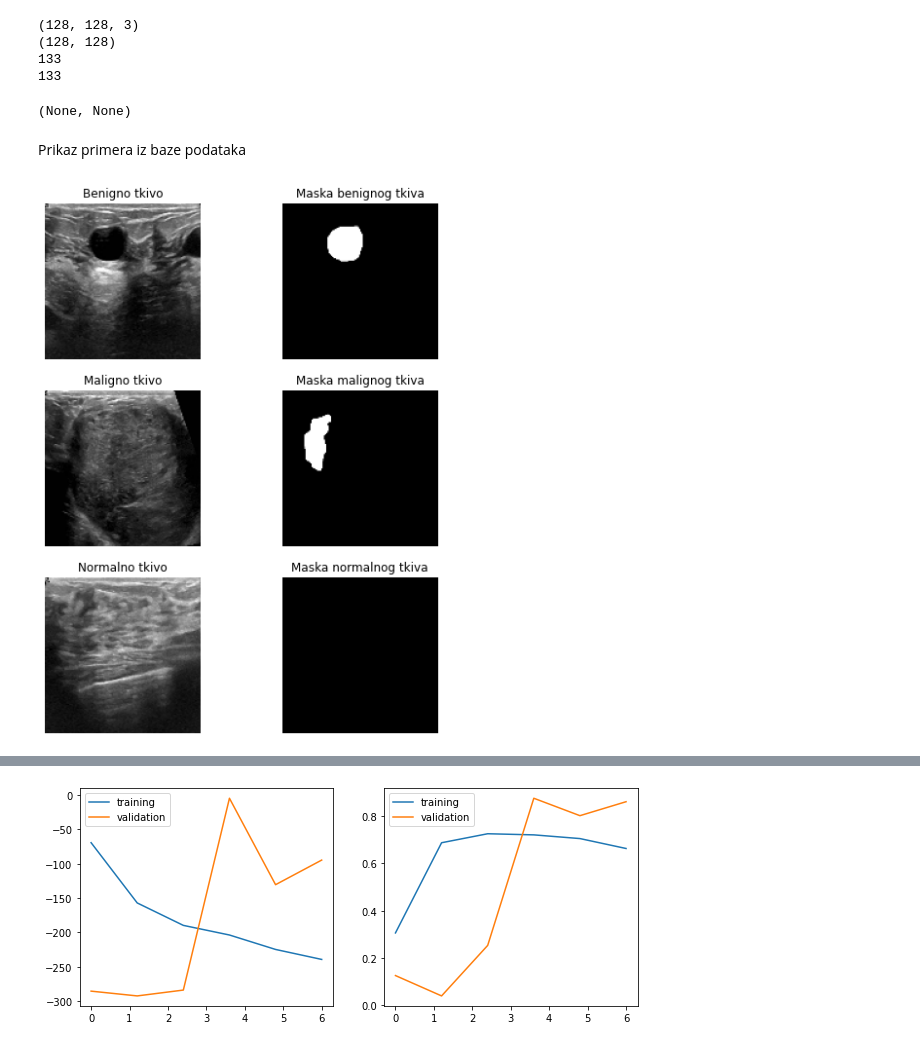
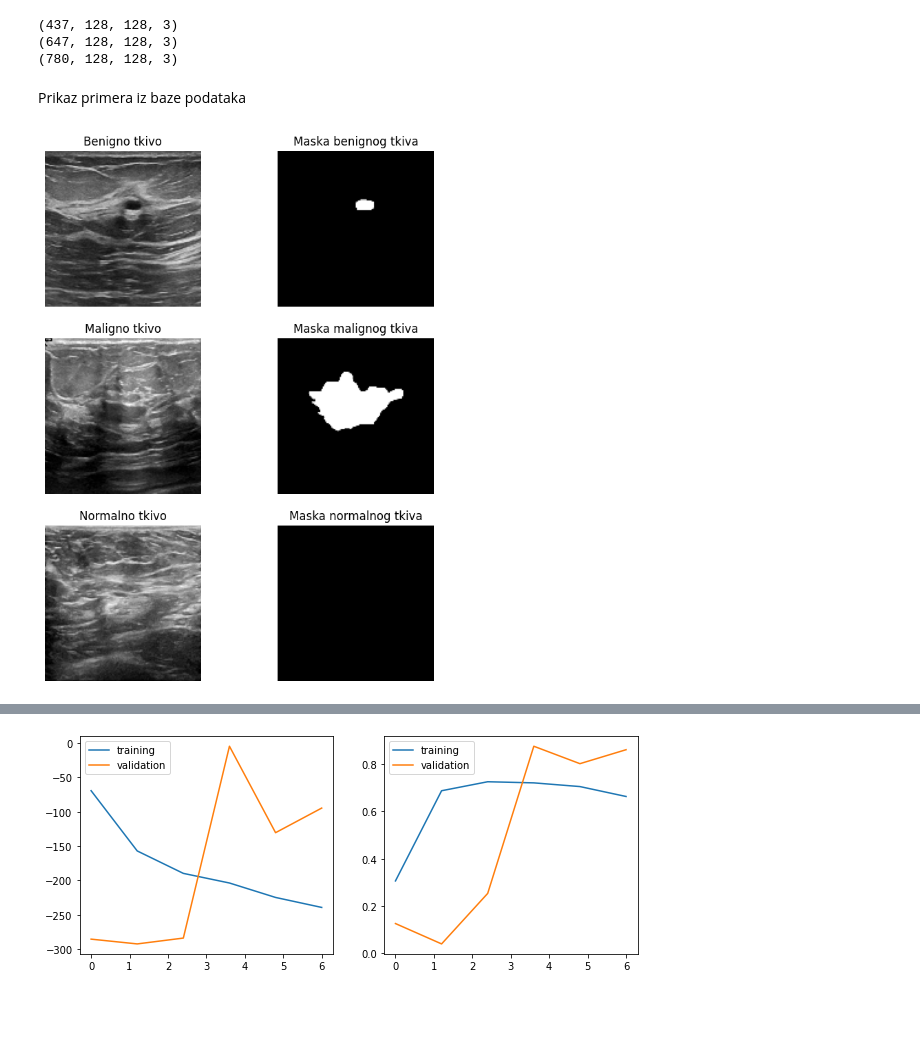
Before and after one commit to nedeljkovicmajaa/ABS-lesion-segmentation, a Jupyter notebook: main.ipynb, the cells around one changed output, grey strips where cells are left out. Cells and saved outputs as stored; diff of their text form; code cells hidden in the pictures; blank space fills up the shorter version.

```diff
--- a/main.ipynb
+++ b/main.ipynb
@@ -80,24 +23,0 @@ Učitavanje normalnih skenova
-# %%
-file_path = 'Dataset_BUSI_with_GT/normal'
-data_normal, masks_normal = [], []
-for img in tqdm(os.listdir(file_path)):
-    img_path = os.path.join(file_path, img)
-    img = cv2.imread(img_path)
-    img = cv2.resize(img, (128, 128))
-    if 'mask' in img_path:
-        img = cv2.cvtColor(img, cv2.COLOR_BGR2GRAY)
-        if img_path[-5].isdigit():
-            masks_normal[-1] = masks_normal[-1] + img
-        else:
-            masks_normal.append(img)
-    else:
-        data_normal.append(img)
-# %%
-print(data_normal[0].shape), print(masks_normal[0].shape)
-print(len(data_normal)), print(len(masks_normal))
-# %% [output]
-(128, 128, 3)
-(128, 128)
-133
-133
-(None, None)
@@ -104,13 +56,25 @@ print(len(data_normal)), print(len(masks_normal))
+# %%
+train_data = {'img' : [],
+           'mask' : []
+          }
+
+train_data = load_data(train_data, folder_path='Dataset_BUSI_with_GT/benign')
+train_data = load_data(train_data, folder_path='Dataset_BUSI_with_GT/malignant')
+train_data = load_data(train_data, folder_path='Dataset_BUSI_with_GT/normal')
+# %% [output]
+(437, 128, 128, 3)
+(647, 128, 128, 3)
+(780, 128, 128, 3)
 # %% [markdown]
 Prikaz primera iz baze podataka
 # %%
 plt.figure(figsize=(8,10))
-plt.subplot(3,2,1), plt.imshow(data_benign[54]), plt.title('Benigno tkivo'), plt.axis('off')
-plt.subplot(3,2,2), plt.imshow(masks_benign[54], 'gray'), plt.title('Maska benignog tkiva'), plt.axis('off')
-plt.subplot(3,2,3), plt.imshow(data_malignant[102]), plt.title('Maligno tkivo'), plt.axis('off')
-plt.subplot(3,2,4), plt.imshow(masks_malignant[102], 'gray'), plt.title('Maska malignog tkiva'), plt.axis('off')
-plt.subplot(3,2,5), plt.imshow(data_normal[0]), plt.title('Normalno tkivo'), plt.axis('off')
-plt.subplot(3,2,6), plt.imshow(masks_normal[0], 'gray'), plt.title('Maska normalnog tkiva'), plt.axis('off')
+plt.subplot(3,2,1), plt.imshow(train_data['img'][54]), plt.title('Benigno tkivo'), plt.axis('off')
+plt.subplot(3,2,2), plt.imshow(train_data['mask'][54], 'gray'), plt.title('Maska benignog tkiva'), plt.axis('off')
+plt.subplot(3,2,3), plt.imshow(train_data['img'][509]), plt.title('Maligno tkivo'), plt.axis('off')
+plt.subplot(3,2,4), plt.imshow(train_data['mask'][509], 'gray'), plt.title('Maska malignog tkiva'), plt.axis('off')
+plt.subplot(3,2,5), plt.imshow(train_data['img'][647]), plt.title('Normalno tkivo'), plt.axis('off')
+plt.subplot(3,2,6), plt.imshow(train_data['mask'][647], 'gray'), plt.title('Maska normalnog tkiva'), plt.axis('off')
 plt.show()
 # %% [output]
-[figure, old version]
+[figure, new version]
```
Also changed, not shown: parts of 21 cells of this notebook.
